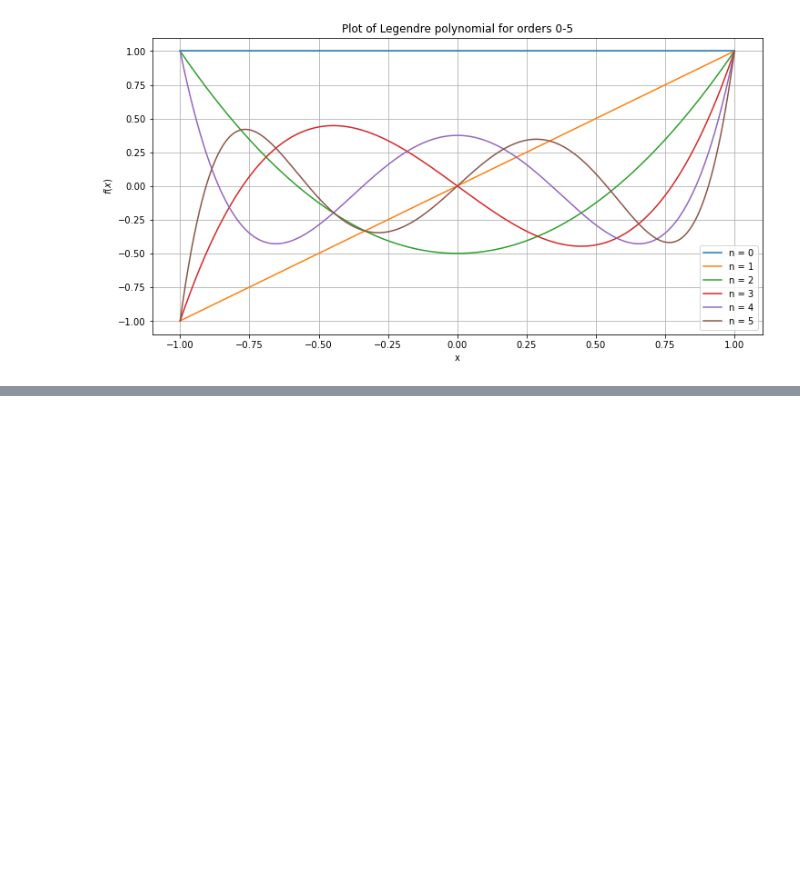
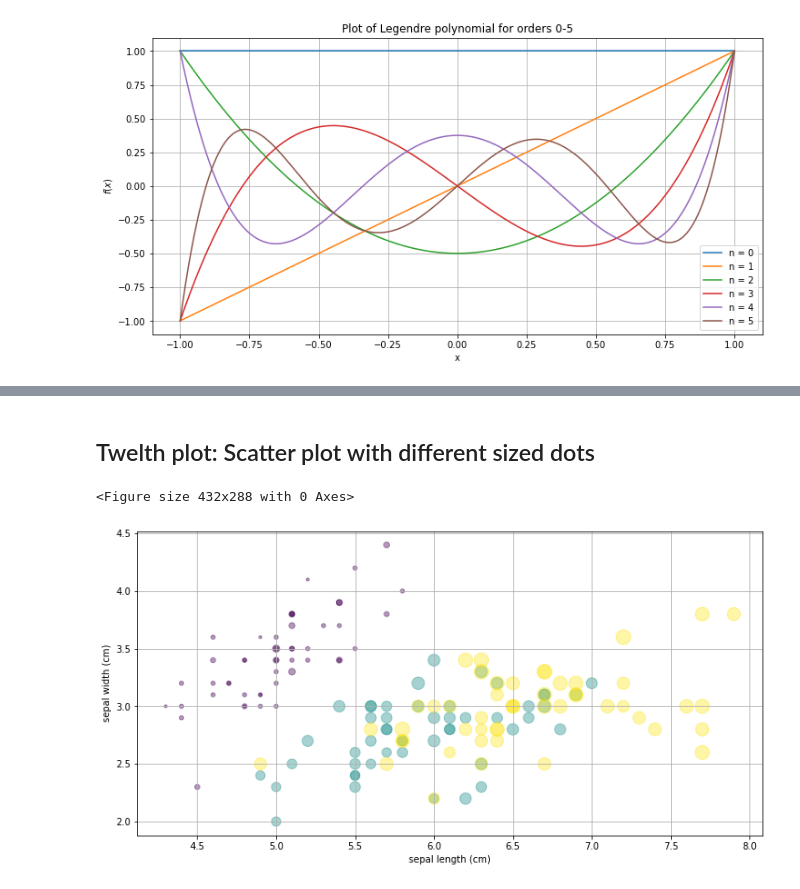
Before and after one commit to Holden1337/Matplotlibplots, a Jupyter notebook: matplotlibplots.ipynb, the cells around one changed output, grey strips where cells are left out. Drawn from its saved outputs; the diff is of its cells as text; code cells hidden in the pictures; blank space fills up the shorter version.

```diff
--- a/matplotlibplots.ipynb
+++ b/matplotlibplots.ipynb
@@ -205,0 +258,17 @@ plt.grid(True)
+# %% [markdown]
+## Twelth plot: Scatter plot with different sized dots
+# %%
+from sklearn.datasets import load_iris #load iris dataset
+iris = load_iris()
+features = iris.data.T
+
+
+plt.figure(12)
+plt.figure(figsize=(12,6))
+plt.scatter(features[0],features[1],alpha = .4,s=100*features[3],c=iris.target,cmap='viridis')
+plt.xlabel(iris.feature_names[0])
+plt.ylabel(iris.feature_names[1])
+plt.grid(True)
+# %% [output]
+<Figure size 432x288 with 0 Axes>
+[figure, added]
```
Also changed, not shown: parts of 10 cells of this notebook.
